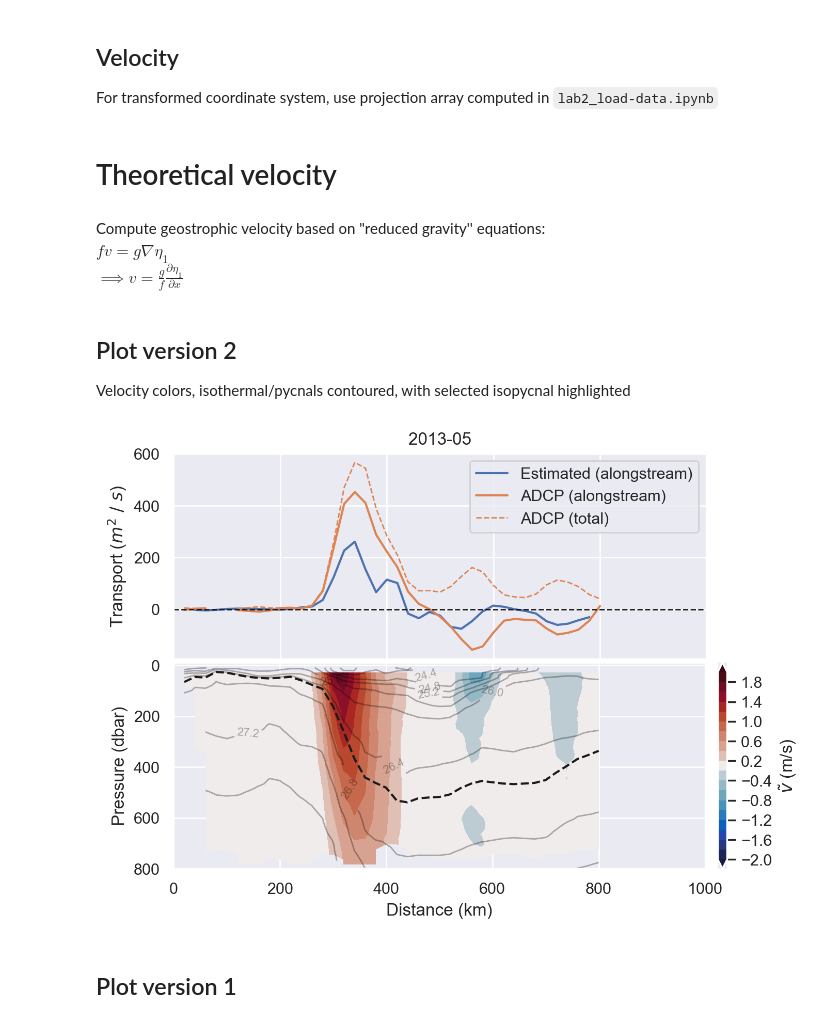
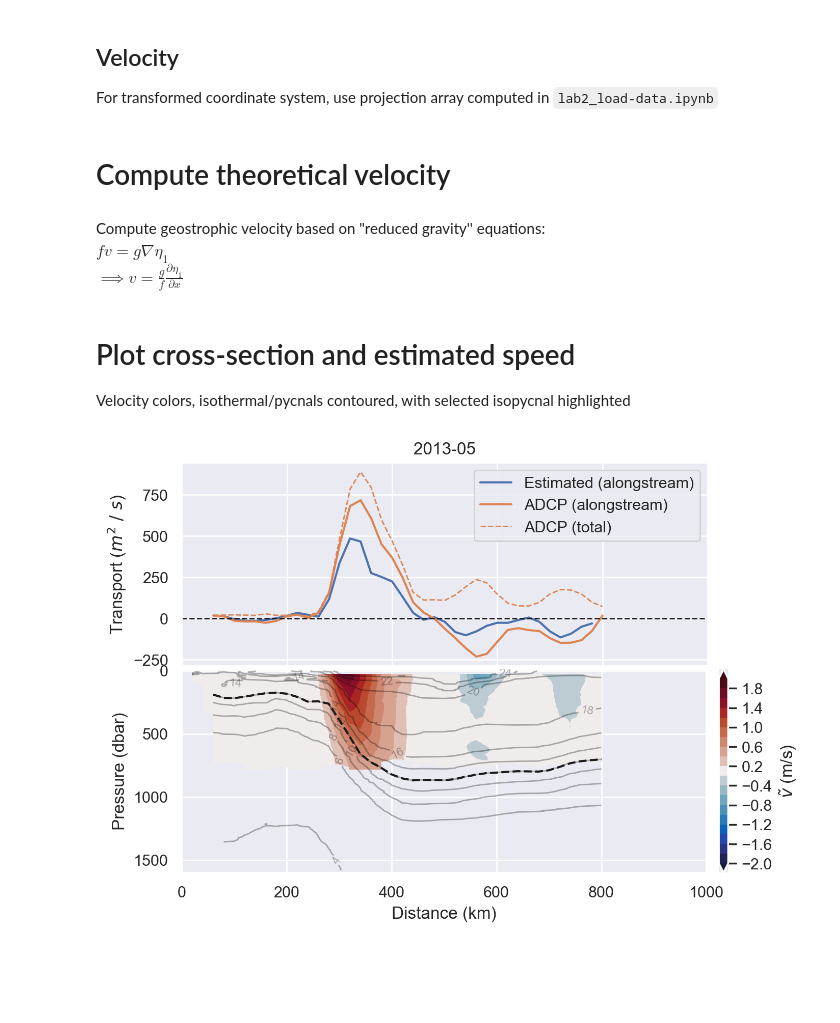
Before and after one commit to ktcarr/12.843, a Jupyter notebook: lab2/lab2_analysis.ipynb, the cells around one changed output. Cells and saved outputs as stored; diff of their text form; code cells hidden in the pictures; blank space fills up the shorter version.

```diff
--- a/lab2/lab2_analysis.ipynb
+++ b/lab2/lab2_analysis.ipynb
@@ -97,7 +101,8 @@ def est_velocity(rho, iso):
 # %% [markdown]
 ## Density
 # %%
-data  = xr.open_dataset('ctd-data.nc')
+# data  = xr.open_dataset('ctd-data.nc')
+data  = xr.open_dataset('ctd-data_no-interp.nc')
 data['p'] = -gsw.z_from_p(data['p'], lat=40.3)
 data = data.rename({'p':'depth'})
 # %% [markdown]
@@ -125,7 +130,7 @@ v_     = np.sqrt(uv['AllUArray']**2 + uv['AllVArray']**2).values
 u_     = 0 * deepcopy(v)
 speed_adcp = velocity_xr(u_,v_)
 # %% [markdown]
-# Theoretical velocity
+# Compute theoretical velocity
 # %% [markdown]
 Compute geostrophic velocity based on "reduced gravity'' equations:
 $fv = g\nabla \eta_1$
@@ -134,15 +139,21 @@ $\implies v = \frac{g}{f}\frac{\partial\eta_1}{\partial x}$
 mpl.rcParams['figure.dpi'] = 200
 
 time_idx      = 1
-iso_level     = 26.5
-name          = 'rho' # one of {'T','rho'}
-name_plot     = 'rho' # which variable to contour on the plots...
+iso_level     = 12 # 12 degrees C, or 27 kg/m^3 seems to give reasonable results...
+name          = 'T' # one of {'T','rho'}
+name_plot     = 'T' # which variable to contour on the plots...
 plot_velocity = False
+take_mean     = False
+
+## take mean if desired
+if take_mean:
+    data, vhat_adcp, speed_adcp  = [x.mean('time', keepdims=True) for x in [data, vhat_adcp, speed_adcp]]
 
 ## Compute isoline and velocity
 data_ = data.isel(time=time_idx)          # get correct timestep
 rho_  = data['rho'].isel(time=time_idx)   # density
 iso   = get_iso(data_[name], x=iso_level) # compute depth of isoline
+iso2  = get_iso(data_['T'], x=12) # compute depth of isoline
 vhat  = est_velocity(rho_, iso)           # estimate velocity
 
 # Partition ADCP data by layer
@@ -155,7 +166,7 @@ vhat_transport      = vhat          * iso # integrated transport (note: units of
 vhat_adcp_transport = vhat_adcp_hi  * iso
 s_adcp_tranport     = s_adcp_hi     * iso
 # %% [markdown]
-## Plot version 2
+# Plot cross-section and estimated speed
 Velocity colors, isothermal/pycnals contoured, with selected isopycnal highlighted
 # %%
 ##### Plotting
@@ -173,37 +184,36 @@ if plot_velocity:
     ax0.set_ylabel('Velocity ($m~/~s$)')
 else:
     p1 = ax0.plot(vhat.dist, vhat_transport.values,          label='Estimated (alongstream)')
     p2 = ax0.plot(vhat.dist, vhat_adcp_transport,  color=c[1], label='ADCP (alongstream)')
     p2 = ax0.plot(vhat.dist, s_adcp_tranport,      color=c[1], label='ADCP (total)', ls='--', lw=1)
     ax0.set_ylabel(r'Transport ($m^2~/~s$)')
 ax0.set_xticklabels([])
 ax0.axhline(0,ls='--',lw=1,c='k')
 ax0.set_xlim([0,1000])
 ax0.legend()
-y,m = get_ym(data, time_idx)
-ax0.set_title(f'{y}-{m:02d}')
+y,m = get_ym(data, time_idx) if not take_mean else (None,None)
+ax0.set_title(f'{y}-{m:02d}' if not take_mean else 'Mean')
 
 #### Plot Velocity profile ####
 ax = fig.add_subplot(gs[10:,:])
 p = ax.contourf(vhat_adcp.dist, vhat_adcp.depth, vhat_adcp.sel(name='v').isel(time=time_idx),
                 cmap='cmo.balance', levels=gen_utils.make_cb_range(2,.2), extend='both')
 cb = fig.colorbar(p, orientation='vertical', label=r'$\tilde{v}$ (m/s)', pad=.02)
 
 # Iso-lines (temperature or density)
 data_plot = data.isel(time=time_idx)[name_plot].T
-levels    = np.arange(0,25,2) if name_plot=='T' else 12
+levels    = np.arange(0,25,2) if name_plot=='T' else np.arange(25,28.2,.05)
 p = ax.contour(data.dist, data.depth, data_plot, colors='black', linewidths=1,
                levels=levels, extend='both', alpha=.3) # create contour plot
 ax.clabel(p, fontsize=8)
 
 ax.plot(iso.dist, iso.values, c='k', ls='--')
+# ax.plot(iso2.dist, iso2.values, c=c[2], ls='--')
 ax.set_ylabel('Pressure (dbar)')
 ax.set_xlabel('Distance (km)')
-ax.set_ylim([-10,800])
+ax.set_ylim([-10,1600])
 plt.gca().invert_yaxis() # reverse order of y axis so that depth decreases going down
 
 plt.show()
 # %% [output]
-[figure, old version]
+[figure, new version]
-# %% [markdown]
-## Plot version 1
```
Also changed, not shown: parts of 18 cells of this notebook, 1 other file.
